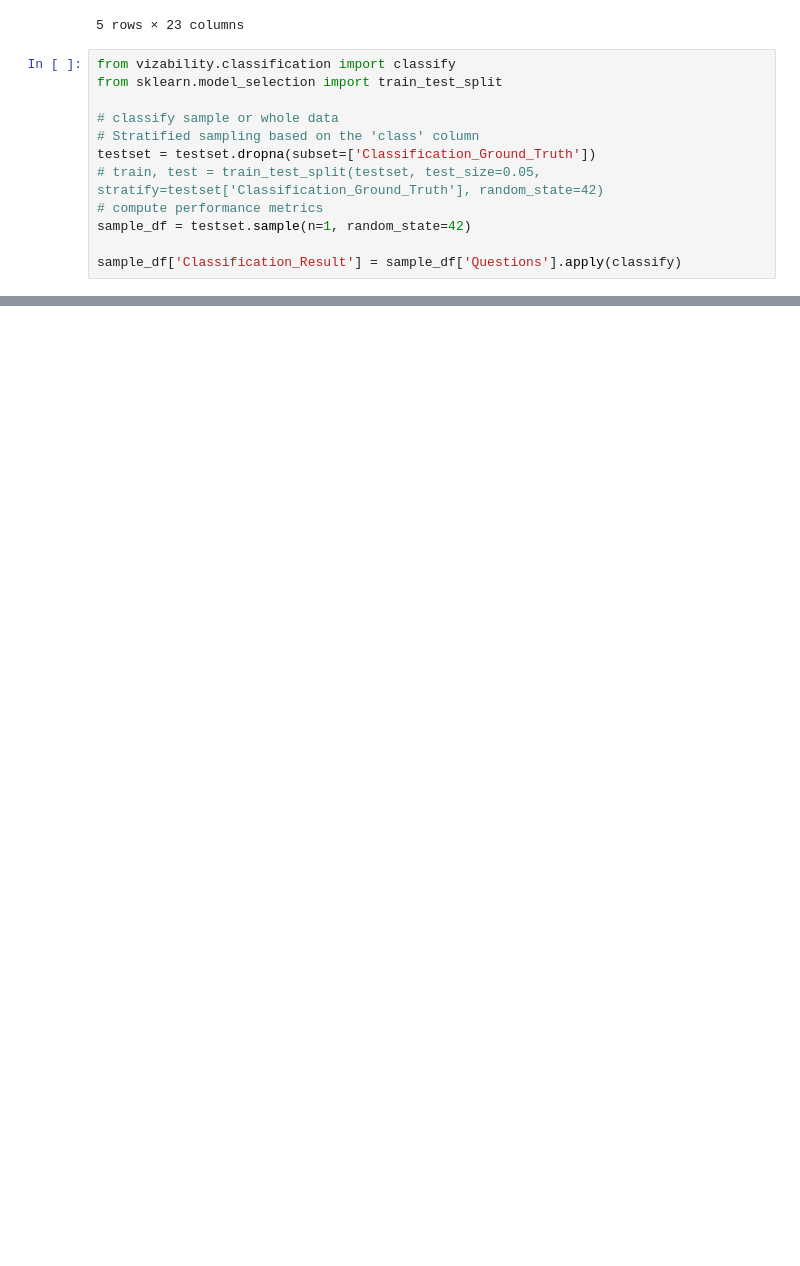
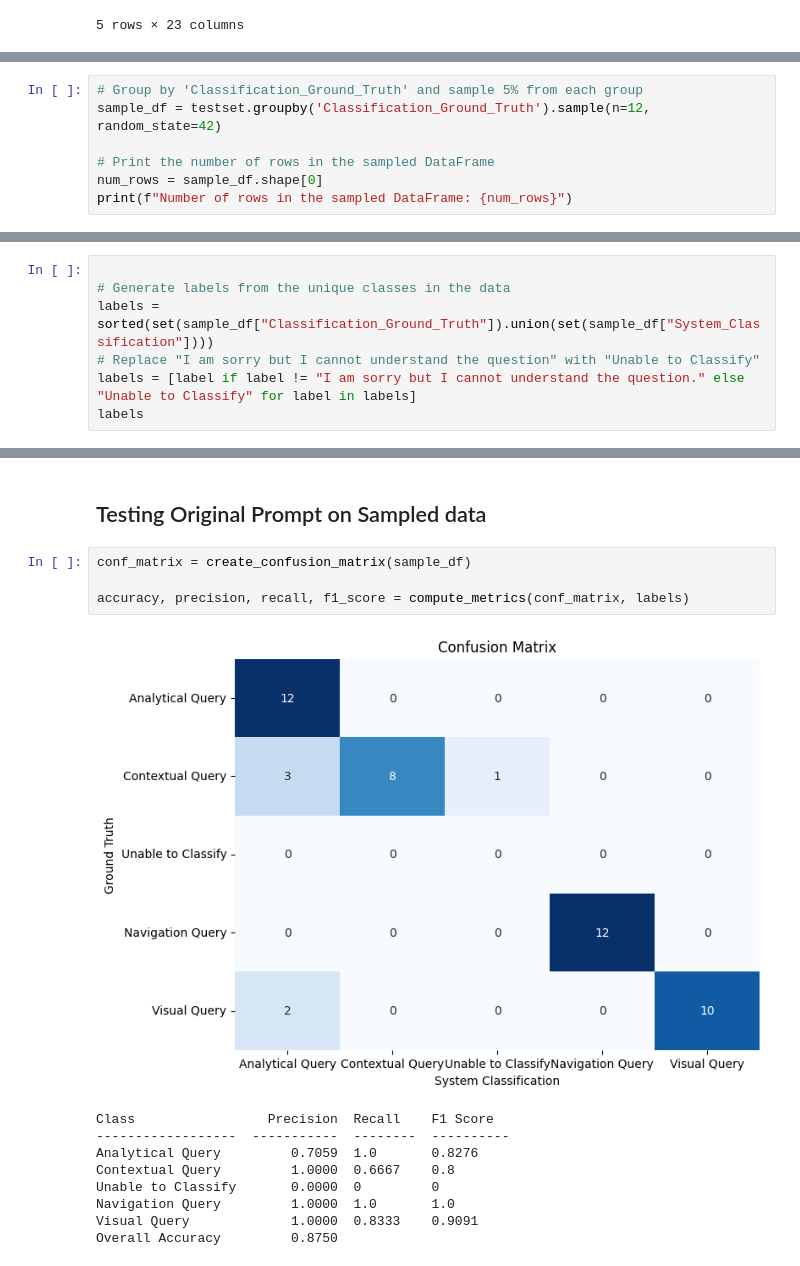
Before and after one commit to datawithinreach/vizability, a Jupyter notebook: evaluation/eval_classification.ipynb, the cells around one changed output, grey strips where cells are left out. Cells and saved outputs as stored; diff of their text form; blank space fills up the shorter version.

Commit message:
classification experiment

```diff
--- a/evaluation/eval_classification.ipynb
+++ b/evaluation/eval_classification.ipynb
@@ -17,15 +19,3 @@ testset.head()
 | 3 | TX_Find_Extremum | TX_Filter | n | TX_Filter-TX_Find_Extremum | Q_Followup | Q_Sighted | ... |
 | 4 | TX_NA | NaN | n | TX_NA | Q_Chart | Q_Sighted | ... |
 5 rows × 23 columns
-# %%
-from vizability.classification import classify
-from sklearn.model_selection import train_test_split
-
-# classify sample or whole data
-# Stratified sampling based on the 'class' column
-testset = testset.dropna(subset=['Classification_Ground_Truth'])
-# train, test = train_test_split(testset, test_size=0.05, stratify=testset['Classification_Ground_Truth'], random_state=42)
-# compute performance metrics
-sample_df = testset.sample(n=1, random_state=42)
-
-sample_df['Classification_Result'] = sample_df['Questions'].apply(classify)
@@ -35,0 +140,7 @@ sample_df['Classification_Result'] = sample_df['Questions'].apply(classify)
+# %%
+# Group by 'Classification_Ground_Truth' and sample 5% from each group
+sample_df = testset.groupby('Classification_Ground_Truth').sample(n=12, random_state=42)
+
+# Print the number of rows in the sampled DataFrame
+num_rows = sample_df.shape[0]
+print(f"Number of rows in the sampled DataFrame: {num_rows}")
@@ -35,0 +149,7 @@ sample_df['Classification_Result'] = sample_df['Questions'].apply(classify)
+# %%
+
+# Generate labels from the unique classes in the data
+labels = sorted(set(sample_df["Classification_Ground_Truth"]).union(set(sample_df["System_Classification"])))
+# Replace "I am sorry but I cannot understand the question" with "Unable to Classify"
+labels = [label if label != "I am sorry but I cannot understand the question." else "Unable to Classify" for label in labels]
+labels
@@ -35,0 +162,16 @@ sample_df['Classification_Result'] = sample_df['Questions'].apply(classify)
+# %% [markdown]
+## Testing Original Prompt on Sampled data
+# %%
+conf_matrix = create_confusion_matrix(sample_df)
+
+accuracy, precision, recall, f1_score = compute_metrics(conf_matrix, labels)
+# %% [output]
+[figure, added]
+Class                 Precision  Recall    F1 Score
+------------------  -----------  --------  ----------
+Analytical Query         0.7059  1.0       0.8276
+Contextual Query         1.0000  0.6667    0.8
+Unable to Classify       0.0000  0         0
+Navigation Query         1.0000  1.0       1.0
+Visual Query             1.0000  0.8333    0.9091
+Overall Accuracy         0.8750
```
Also changed, not shown: parts of 31 cells of this notebook, 12 other files.
